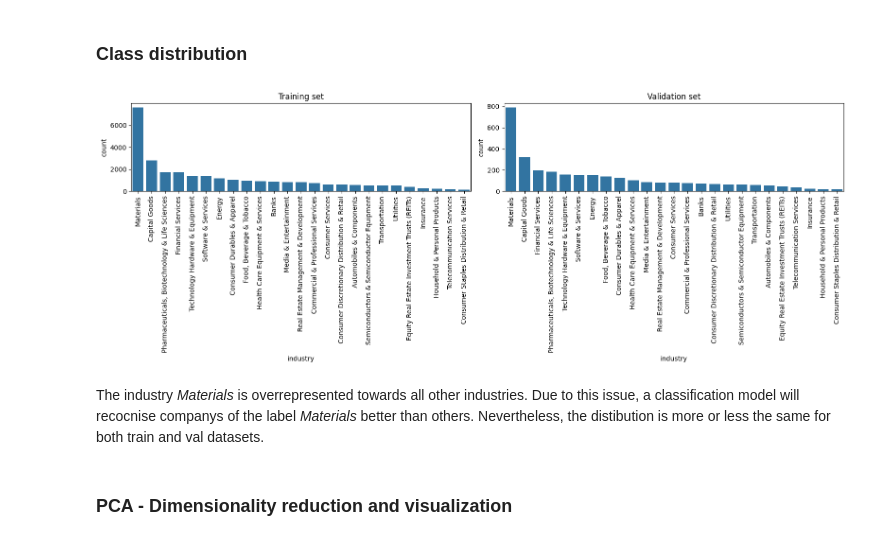
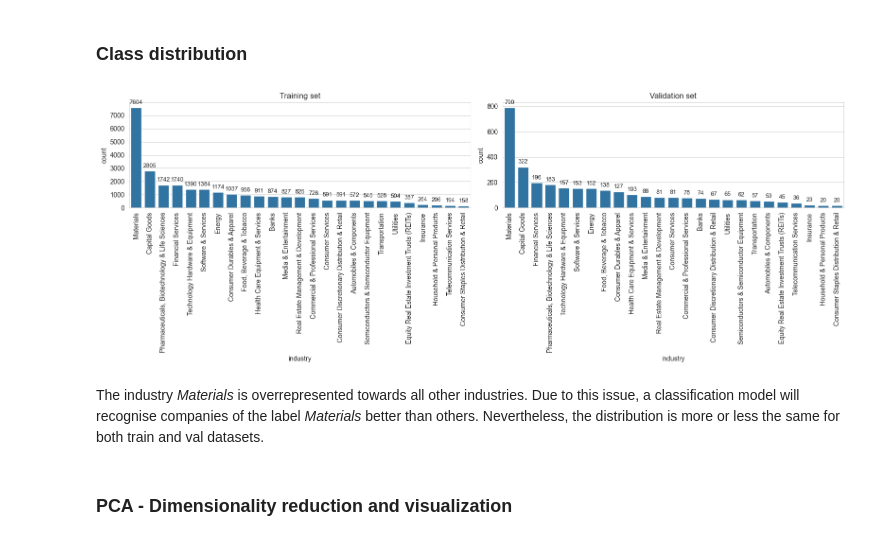
Before and after one commit to dastuzh/FDS25-T043, a Jupyter notebook: code_skeleton_industry_classification.ipynb, the cells around one changed output. Saved outputs shown, nothing was run; the diff lists cells and outputs as text; code cells hidden in the pictures.

Commit message:
Documented the code. Todo: Finalize the documentation and try to improve the ensemble model by taking the insights into account.

```diff
--- a/code_skeleton_industry_classification.ipynb
+++ b/code_skeleton_industry_classification.ipynb
@@ -156,22 +174,23 @@ Important: Ensure that your plots have proper axis descriptions and titles. Styl
 # %%
 fig, axes = plt.subplots(1, 2, figsize=(16, 6), sharey=False)
 
 for ax, df, title in zip(axes, [df_train, df_val], ["Training set", "Validation set"]):
     sns.countplot(
         data=df,
         x="industry",
         order=df["industry"].value_counts().index,
         ax=ax
     )
     ax.set_title(title)
     ax.tick_params(axis='x', rotation=90)
+    ax.bar_label(ax.containers[0], fontsize=9, padding=3)
 
 plt.tight_layout()
 plt.show()
 # %% [output]
-[figure, old version]
+[figure, new version]
 # %% [markdown]
-The industry _Materials_ is overrepresented towards all other industries. Due to this issue, a classification model will recocnise companys of the label _Materials_ better than others. Nevertheless, the distibution is more or less the same for both train and val datasets.
+The industry _Materials_ is overrepresented towards all other industries. Due to this issue, a classification model will recognise companies of the label _Materials_ better than others. Nevertheless, the distribution is more or less the same for both train and val datasets.
 # %% [markdown]
 ### PCA - Dimensionality reduction and visualization
 # %%
```
Also changed, not shown: parts of 42 cells of this notebook.
